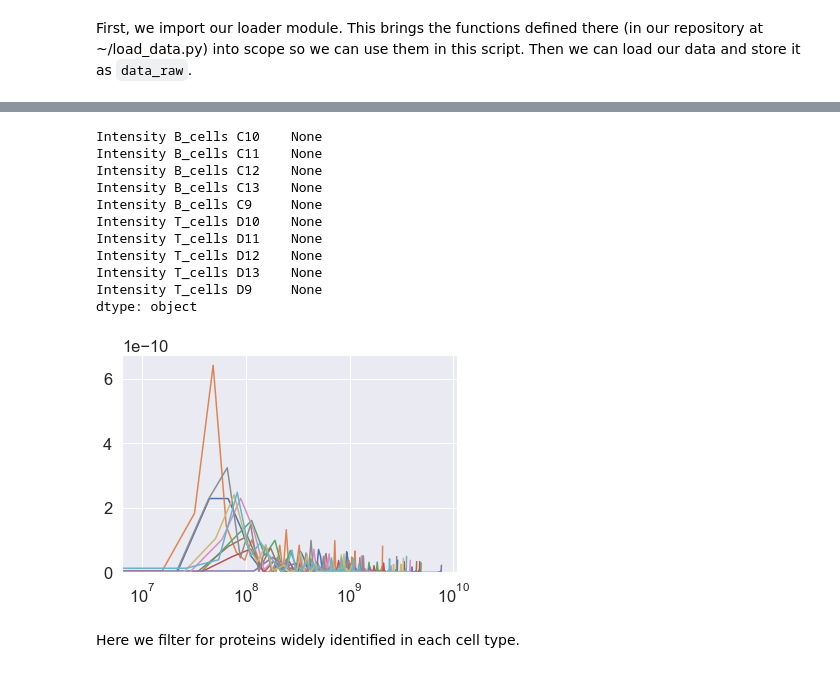
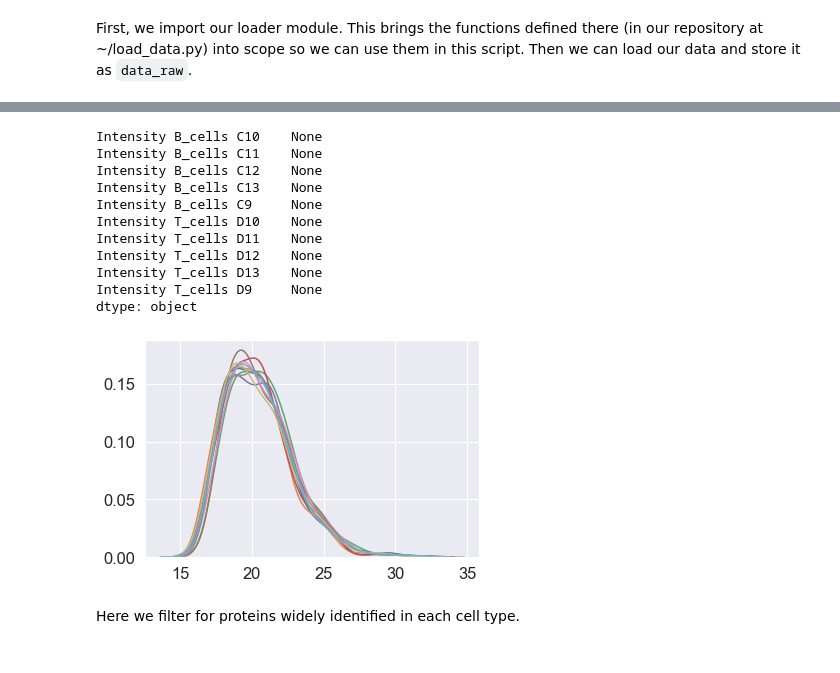
Before and after one commit to PayneLab/Lymphocytes1, a Jupyter notebook: Normalization.ipynb, the cells around one changed output, grey strips where cells are left out. Cells and saved outputs as stored; diff of their text form; code cells hidden in the pictures.

```diff
--- a/Normalization.ipynb
+++ b/Normalization.ipynb
@@ -22,24 +22,26 @@ plt.show()
 # %%
-def dist(ser):
-    f=sns.distplot(ser, hist=False)
-    f.set_xscale("log")
+from numpy import log2
+from numpy import nan
+def dist(ser, logscale=True):
+    if logscale:f=sns.distplot(log2(ser.replace(0,nan).dropna()), hist=False)
+    else:f=sns.distplot(ser, hist=False)
     f.set_xlabel("")
 
 
 data_raw.apply(dist)
 # %% [output]
 Intensity B_cells C10    None
 Intensity B_cells C11    None
 Intensity B_cells C12    None
 Intensity B_cells C13    None
 Intensity B_cells C9     None
 Intensity T_cells D10    None
 Intensity T_cells D11    None
 Intensity T_cells D12    None
 Intensity T_cells D13    None
 Intensity T_cells D9     None
 dtype: object
-[figure, old version]
+[figure, new version]
 # %% [markdown]
 Here we filter for proteins widely identified in each cell type.
 # %%
```
Also changed, not shown: parts of 11 cells of this notebook, 2 other files.
